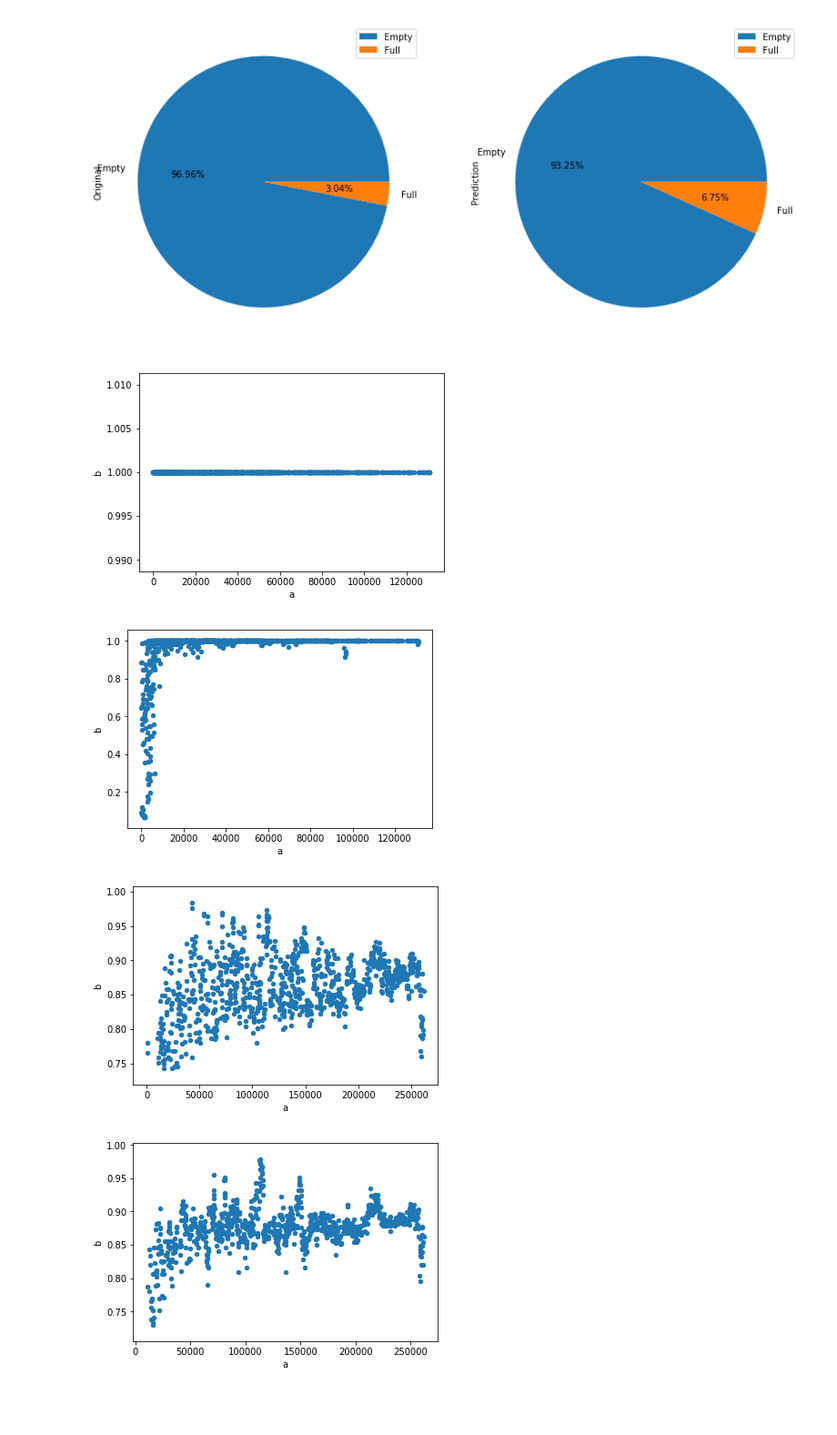
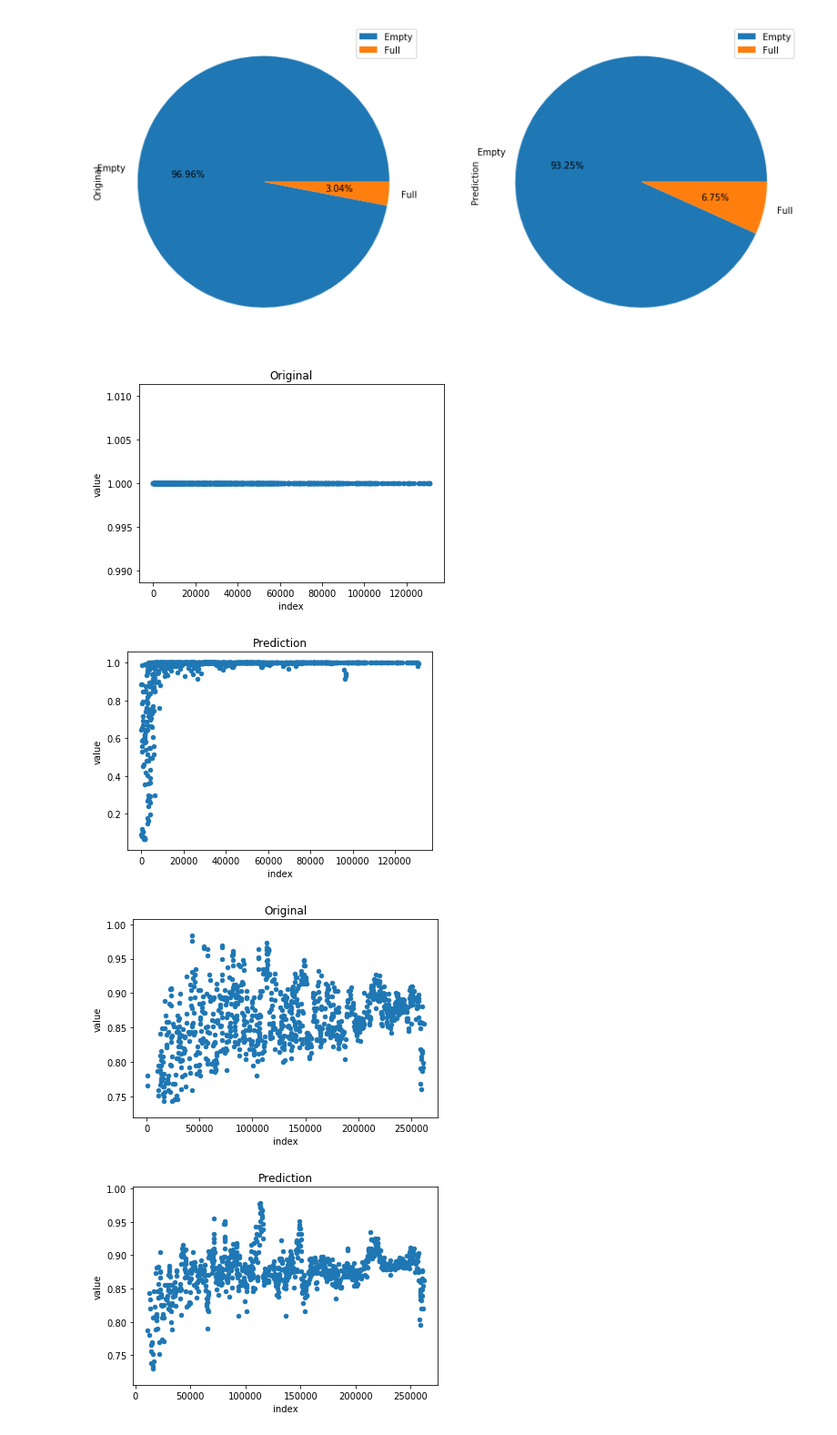
Before and after one commit to lovrek/MMCAE-data-fusion, a Jupyter notebook: Final Results/Model - dismissed data = 10%.ipynb, the cells around one changed output. Shown at 91% size. Drawn from its saved outputs; the diff is of its cells as text; code cells hidden in the pictures; blank space fills up the shorter version.

```diff
--- a/Final Results/Model - dismissed data = 10%.ipynb
+++ b/Final Results/Model - dismissed data = 10%.ipynb
@@ -779,30 +779,30 @@ for i in range(len(model.org_data)):
 # %%
 for i in range(len(model.org_data)):
     # df.plot.scatter(x='a', y='b');
     # print(np.random.rand(50, 4))
     org_data = model.saved_cells_for_test[i]
     predict_data = model.predict_saved_cells_for_test[i]
     # print(data)
     new_org_data = []
     new_predict_data = []
     for j in range(len(org_data)):
         if i == 1:
             new_org_data.append([org_data[j][0], org_data[j][1]])
             if predict_data[j][1] > 0.7:
                 new_predict_data.append([predict_data[j][0], predict_data[j][1]])
         else:
             new_org_data.append([org_data[j][0], org_data[j][1]])
             new_predict_data.append([predict_data[j][0], predict_data[j][1]])
 
-    df = pd.DataFrame(new_org_data, columns=['a', 'b'])
-    df.plot.scatter(x='a', y='b');
+    df = pd.DataFrame(new_org_data, columns=['index', 'value'])
+    df.plot.scatter(x='index', y='value', title='Original');
 
-    df = pd.DataFrame(new_predict_data, columns=['a', 'b'])
-    df.plot.scatter(x='a', y='b');
+    df = pd.DataFrame(new_predict_data, columns=['index', 'value'])
+    df.plot.scatter(x='index', y='value', title='Prediction');
 
     new_predict_data
 # %% [output]
-[figure, old version]
+[figure, new version]
-[figure, old version]
+[figure, new version]
-[figure, old version]
+[figure, new version]
-[figure, old version]
+[figure, new version]
```
Also changed, not shown: parts of 5 cells of this notebook, 58 other files.
